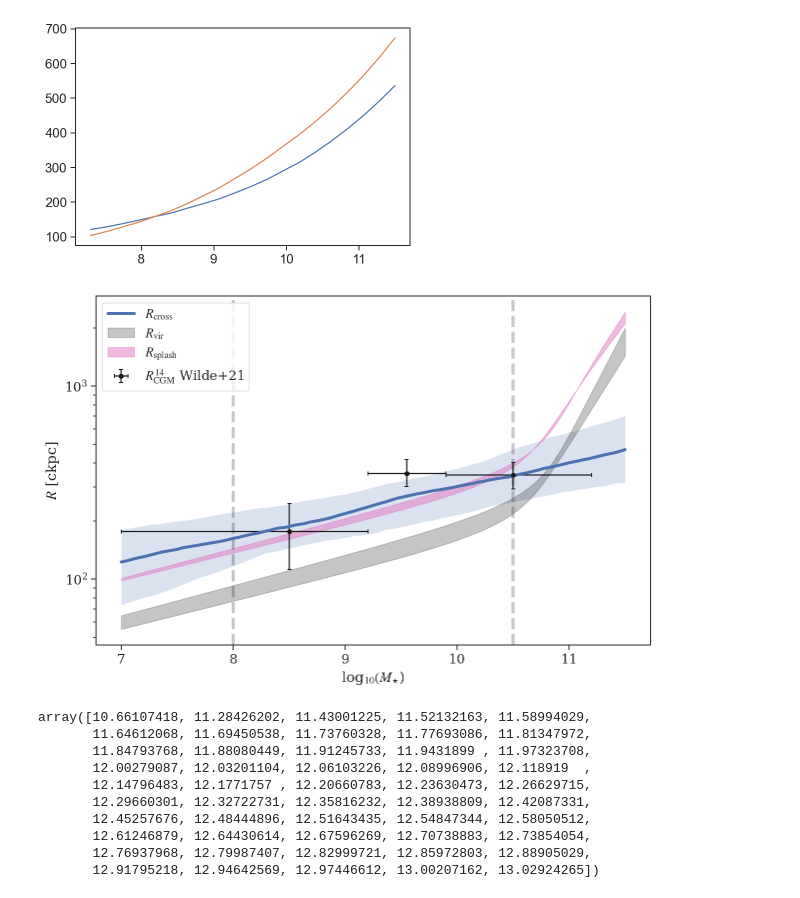
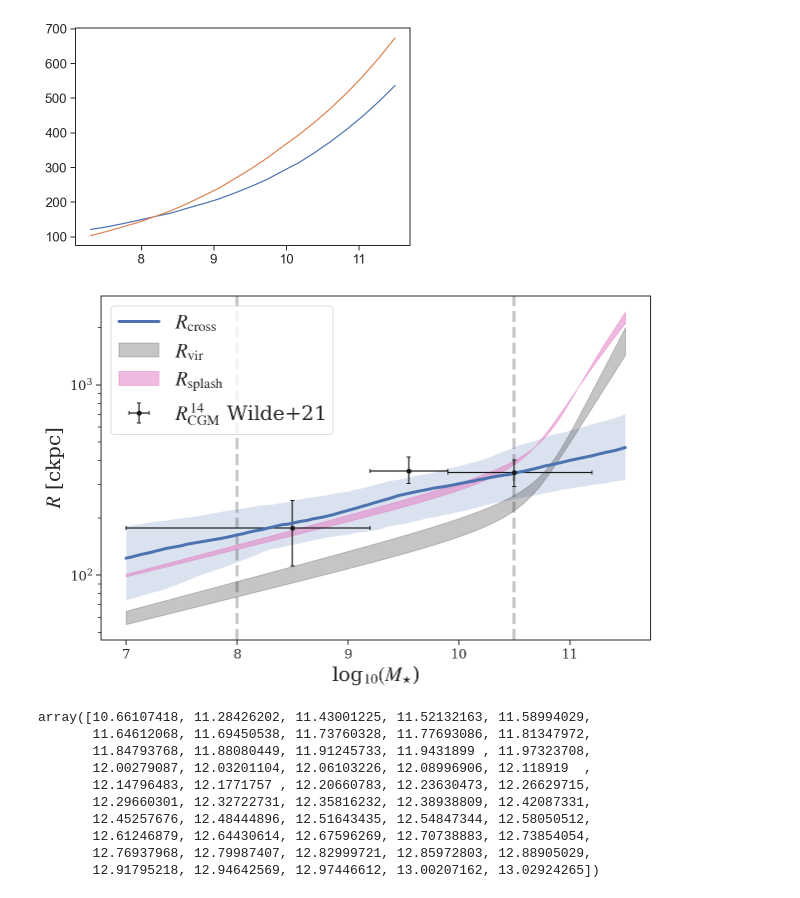
Before and after one commit to mattcwilde/1halo2halo, a Jupyter notebook: haloclustering/plotting/plots.ipynb, the cells around one changed output. Cells and saved outputs as stored; diff of their text form; code cells hidden in the pictures.

```diff
--- a/haloclustering/plotting/plots.ipynb
+++ b/haloclustering/plotting/plots.ipynb
@@ -149,6 +147,12 @@ df.shape
 df['cf_model'] = np.nanmean(sampler.blobs, axis=(0,1))
 df['cf_model_2h'] = np.nanmean(sampler_2h.blobs, axis=(0,1))
 # %%
+plt.rcParams['font.serif'] = "DejaVu Serif"
+plt.rcParams['font.family'] = "serif"
+
+plt.rcParams['mathtext.fontset']='stix'
+plt.rcParams['font.size'] = 18
+
 #rho_bins = np.concatenate([[0], np.geomspace(100, 20e3, 11)])
 
 rho_bins = np.concatenate([[0, 200], np.geomspace(400, 20e3, 6)])
@@ -166,7 +170,7 @@ hm = 'HM_0_500'
 if False:
     rngs = [[7, 8], [8, 9], [9, 10], [10, 11]]
 else:
-    rngs = [[8, 9], [9, 10], [10, 11]]
+    rngs = [[8, 9], [9, 10], [10, 10.5]]
 
 for e, (ax, rng) in enumerate(zip(axes, rngs)):
     ssdf = df.query(f'({rng[0]} < logm < {rng[1]})').copy()
@@ -375,7 +404,7 @@ plt.xscale('log')
 # %%
 
 from colossus import halo
-redshift = 0.3
+redshift = 0.25
 mstars = np.linspace(1e8, 1e11)
 logmhalo = np.array([caprop.calchalomass(mstar, redshift) for mstar in np.log10(mstars)]) # Moster+13 log M200c
 rvir = np.array([caprop.calcrvir(mh, redshift) for mh in logmhalo]) # proper kpc
@@ -672,37 +712,37 @@ plt.fill_between(np.log10(mass2)[:,0], lo2, hi2, alpha=0.2)
 # r50 from paper I
 # plt.fill_between(np.log10(m_lin)[:, 0], r50_lo[:, 0], r50_hi[:, 0], alpha=0.2)
 # plt.plot(np.log10(m_lin)[:, 0], r50_med[:, 0], alpha=1, ls='--', label=r"$R_{\rm 50}$", lw=3, color="tab:red")
 # plt.plot(np.log10(mass2), r50_med[:, 0], alpha=1, ls='--', label=r"$R_{\rm 50}$", lw=3, color="tab:red")
 
 # r50 from paper I 2h
 # plt.fill_between(np.log10(m_lin)[:, 0], r50_lo2h[:, 0], r50_hi2h[:, 0], alpha=0.2)
 # plt.plot(np.log10(m_lin)[:, 0], r50_med2h[:, 0], alpha=1, ls='-.', label=r"$R_{\rm 50}^{2h}$")
 
 # error bars from Paper I
 xerror = [[1.5, (9.9 - 9.2)/2, (10.5 - 9.9)], [(9.2 - 8.5), 0.35, 0.7]]
 
 xlist = [8.5, 9.55, 10.5]
 ylist = [177, 353, 346]
 yerror = np.array([[65, 70], [50, 64], [53, 57]]).T
 plt.errorbar(xlist, ylist, xerr=xerror, yerr=yerror, fmt='o', color='k', capsize=2, markersize=4, label=r"$R_{\rm CGM}^{14}$ Wilde+21")
 
 # rvir - the correct 200c virial radius via colossus in comoving kpc. take care of h
 m200c01 = np.squeeze(10**np.array([caprop.calchalomass(m, 0.1) for m in np.log10(mass2)]))
 m200c04 = np.squeeze(10**np.array([caprop.calchalomass(m, 0.4) for m in np.log10(mass2)]))
 R200c01 = mass_so.M_to_R(m200c01*cosmo.h, 0.1, '200c')/cosmo.h # proper kpc
 R200c04 = mass_so.M_to_R(m200c04*cosmo.h, 0.4, '200c')/cosmo.h # proper kpc
 plt.fill_between(np.log10(mass2)[:,0], R200c01*(1+0.1), R200c04*(1.4), alpha=0.25, label=r'$R_{\rm vir}$', color='k')
 
 
 plt.fill_between(np.log10(mass2)[:,0], calc_splashback(mass2, 0.1, comoving=True), calc_splashback(mass2, 0.4, comoving=True), alpha=0.5, label=r'$R_{\rm splash}$', color='tab:pink')
-plt.xlabel(r"log$_{10}(M_{\star}$)")
-plt.ylabel(r"$R$ [ckpc]");
+plt.xlabel(r"log$_{10}(M_{\star}$)", fontsize=20)
+plt.ylabel(r"$R$ [ckpc]", fontsize=20);
 plt.yscale('log')
-plt.legend(loc='upper left')
+plt.legend(loc='upper left', fontsize=20)
 plt.tight_layout()
 plt.savefig("../figures/r_cross_mstar.png", dpi=300)
 # %% [output]
-[figure, old version]
+[figure, new version]
 # %%
 logmhalo
 # %% [output]
```
Also changed, not shown: parts of 20 cells of this notebook.
